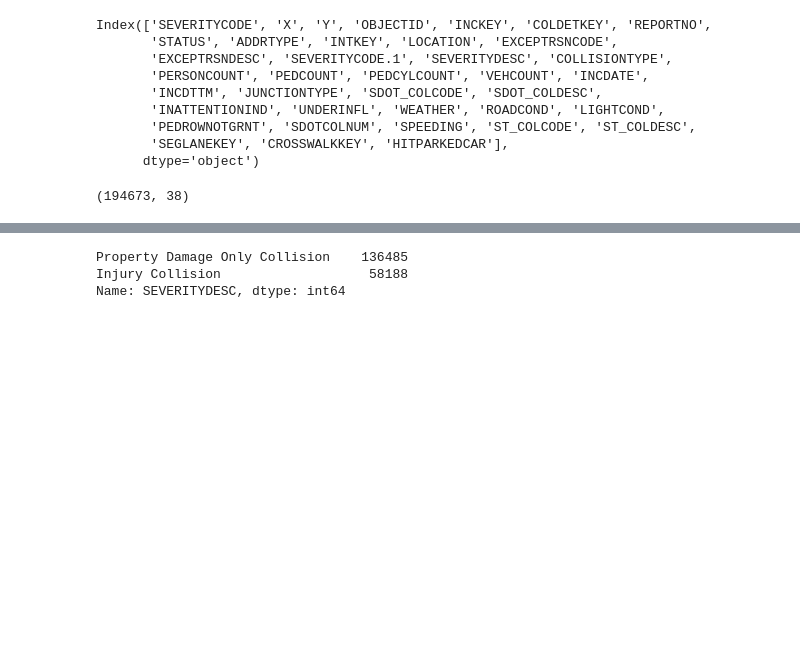
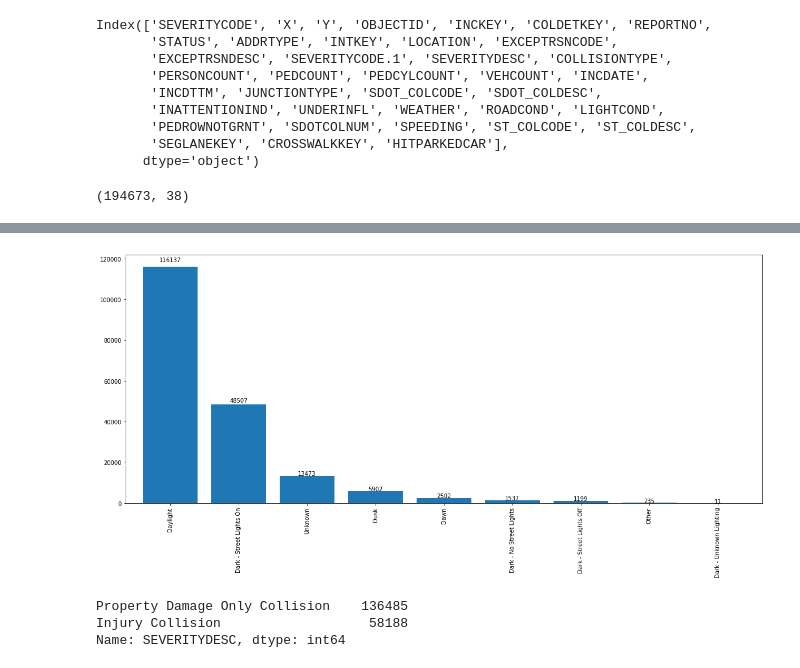
Before and after one commit to Flame-Sage/Coursera_Capstone, a Jupyter notebook: Capstone Notebook.ipynb, the cells around one changed output, grey strips where cells are left out. Drawn from its saved outputs; the diff is of its cells as text; code cells hidden in the pictures; blank space fills up the shorter version.

```diff
--- a/Capstone Notebook.ipynb
+++ b/Capstone Notebook.ipynb
@@ -87,0 +142,3 @@ df.shape
+# %%
+lcrash  = df['LIGHTCOND'].value_counts()
+lcrash
@@ -88,3 +156,15 @@ df.shape
+# %%
+lcp = lcrash.plot(kind = 'bar', figsize = (20,8), width = 0.8)
+plt.title = 'Number of collisions for Light Condition'
+
+for p2 in lcp.patches:
+    width = p2.get_width()
+    height = p2.get_height()
+    x,y = p2.get_xy()
+    val = height
+    lcp.annotate(val, (x+width/2, y+height*1.02), ha= 'center')
+# %% [output]
+[figure, added]
 # %%
 dfSev = df['SEVERITYDESC'].value_counts()
 dfSev
```
Also changed, not shown: parts of 27 cells of this notebook.
